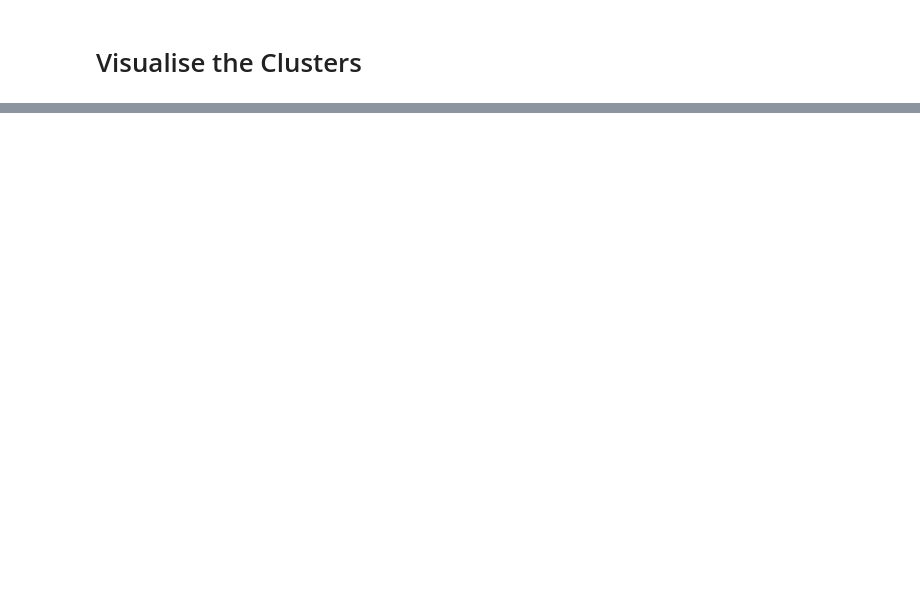
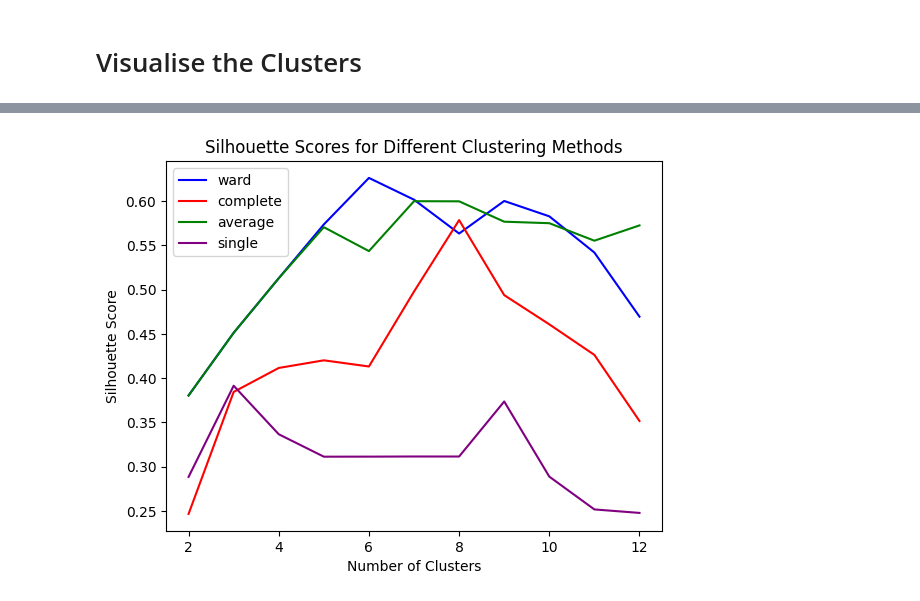
Before and after one commit to MarceloJ18/KeizerKrukis, a Jupyter notebook: CustomerSegmentation.ipynb, the cells around one changed output, grey strips where cells are left out. Saved outputs shown, nothing was run; the diff lists cells and outputs as text; code cells hidden in the pictures; blank space fills up the shorter version.

```diff
--- a/CustomerSegmentation.ipynb
+++ b/CustomerSegmentation.ipynb
@@ -204,0 +375,25 @@ plt.show()
+# %%
+import matplotlib.pyplot as plt
+
+# Define the number of clusters to plot
+num_clusters = range(2, 13)
+
+# Define the colors for each clustering method
+colours = {'ward': 'blue', 'complete': 'red', 'average': 'green', 'single': 'purple'}
+
+# Create a line plot for each clustering method
+for method, scores in results.items():
+    plt.plot(num_clusters, list(scores.values()), label=method, color=colours[method])
+
+# Set the plot title and axis labels
+plt.title('Silhouette Scores for Different Clustering Methods')
+plt.xlabel('Number of Clusters')
+plt.ylabel('Silhouette Score')
+
+# Add a legend to the plot
+plt.legend()
+
+# Show the plot
+plt.show()
+# %% [output]
+[figure, added]
```
Also changed, not shown: parts of 46 cells of this notebook, 1 other file.
